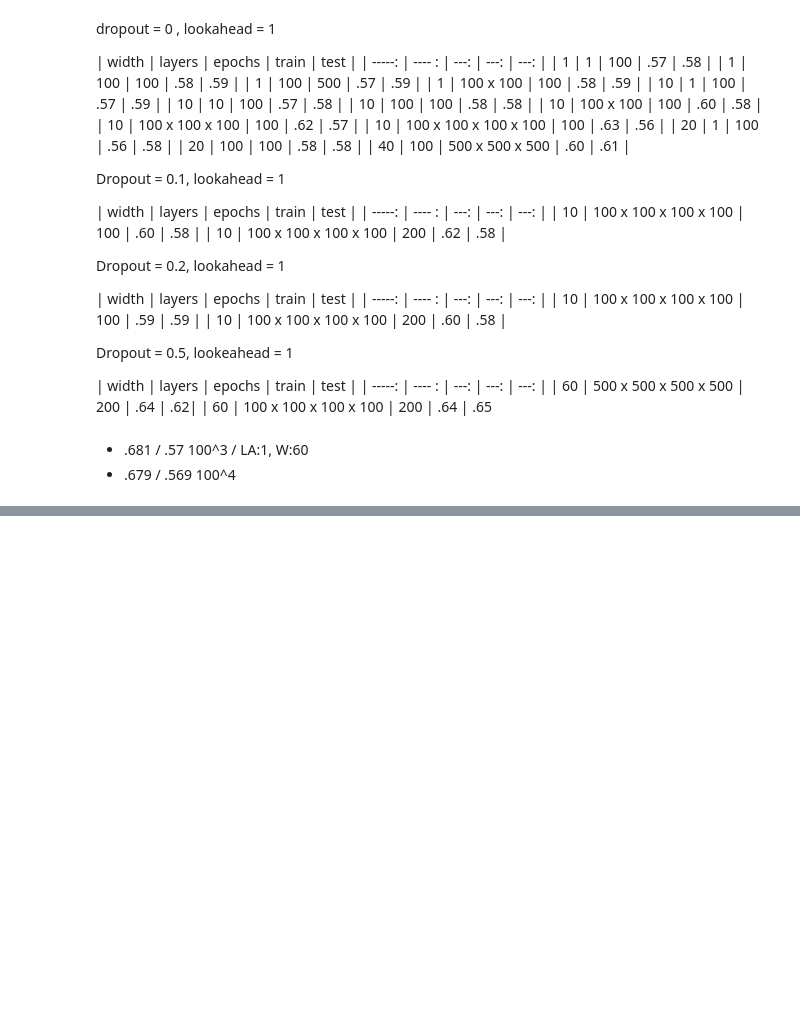
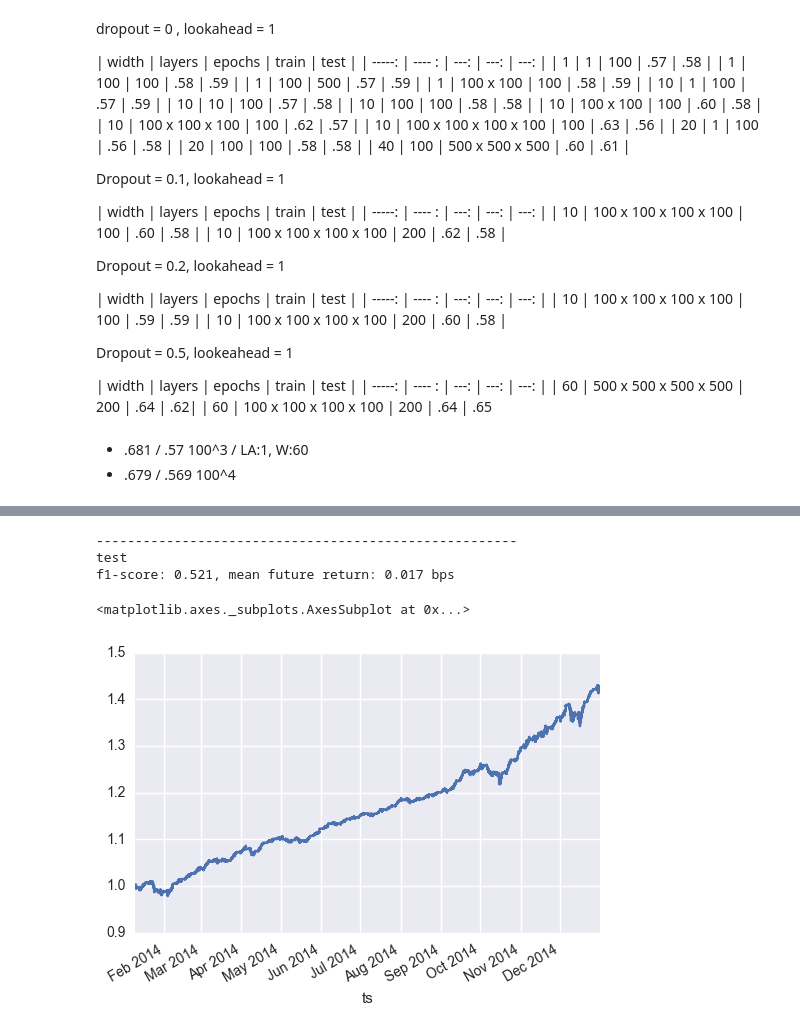
Before and after one commit to andrewwilson/mlnd_capstone, a Jupyter notebook: EvaluateModels.ipynb, the cells around one changed output, grey strips where cells are left out. Saved outputs shown, nothing was run; the diff lists cells and outputs as text; code cells hidden in the pictures; blank space fills up the shorter version.

```diff
--- a/EvaluateModels.ipynb
+++ b/EvaluateModels.ipynb
@@ -281,0 +302,14 @@ avg / total       0.51      0.51      0.50    309384
+# %%
+# random forest model
+# load test dataset
+X_test, Y_test, prices_test, fut_return_test = datasets.load(datasets.filename(dataset_name, lookahead, window, sym, 2014))
+#X_test, Y_test, prices_test, fut_return_test = datasets.prepare_dataset2(df=datasets.random_ohlc(300000),lookahead=1, window=25)
+
+performance_report("RF model",  prices_test,  lookahead, Y_test, rf_model.predict(X_test), cum_return_plot=True)
+(fut_return_test.ix[Y_test_pred_class[:]]+1).cumprod().plot()
+# %% [output]
+------------------------------------------------------
+test
+f1-score: 0.521, mean future return: 0.017 bps
+<matplotlib.axes._subplots.AxesSubplot at 0x...>
+[figure, added]
```
Also changed, not shown: parts of 26 cells of this notebook, 6 other files.
